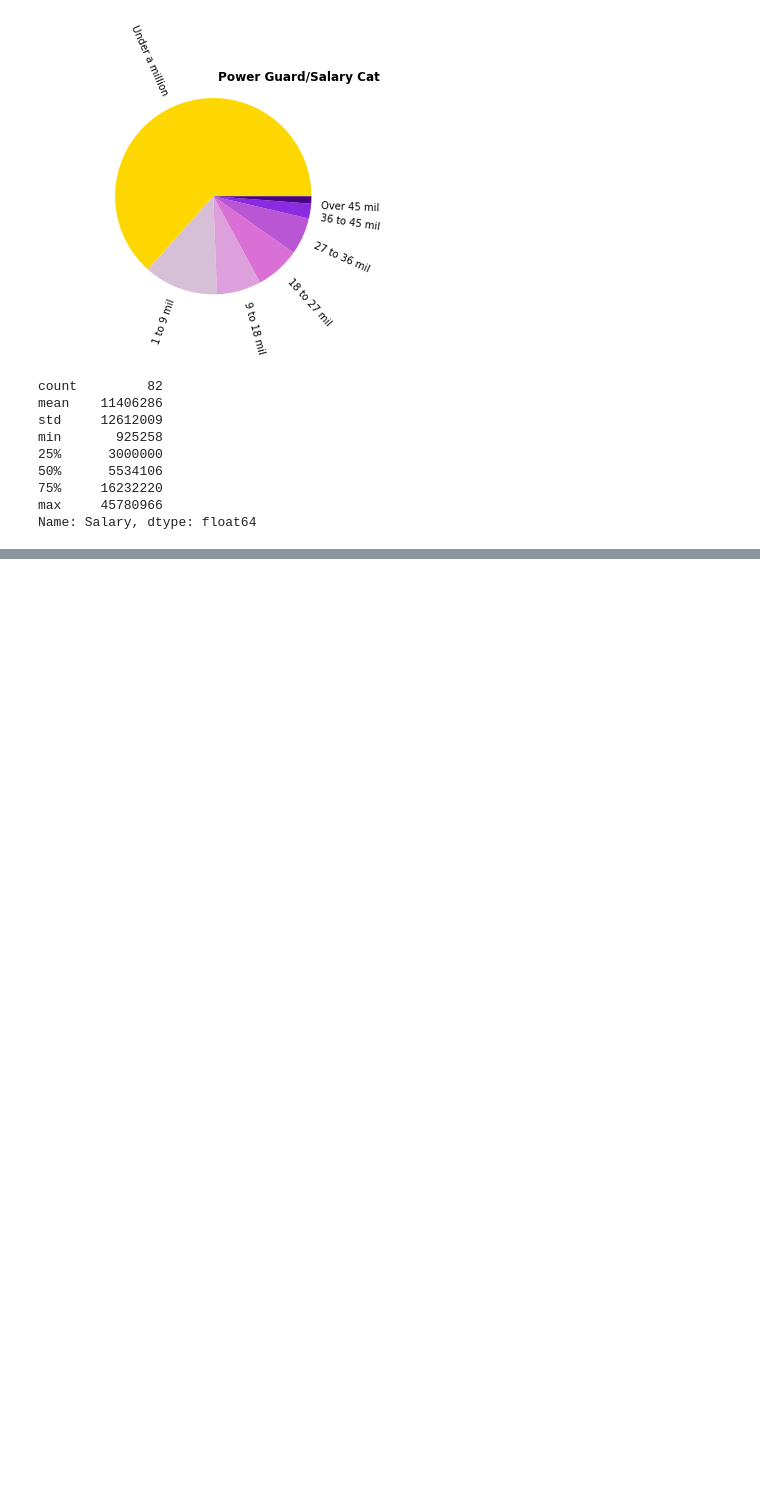
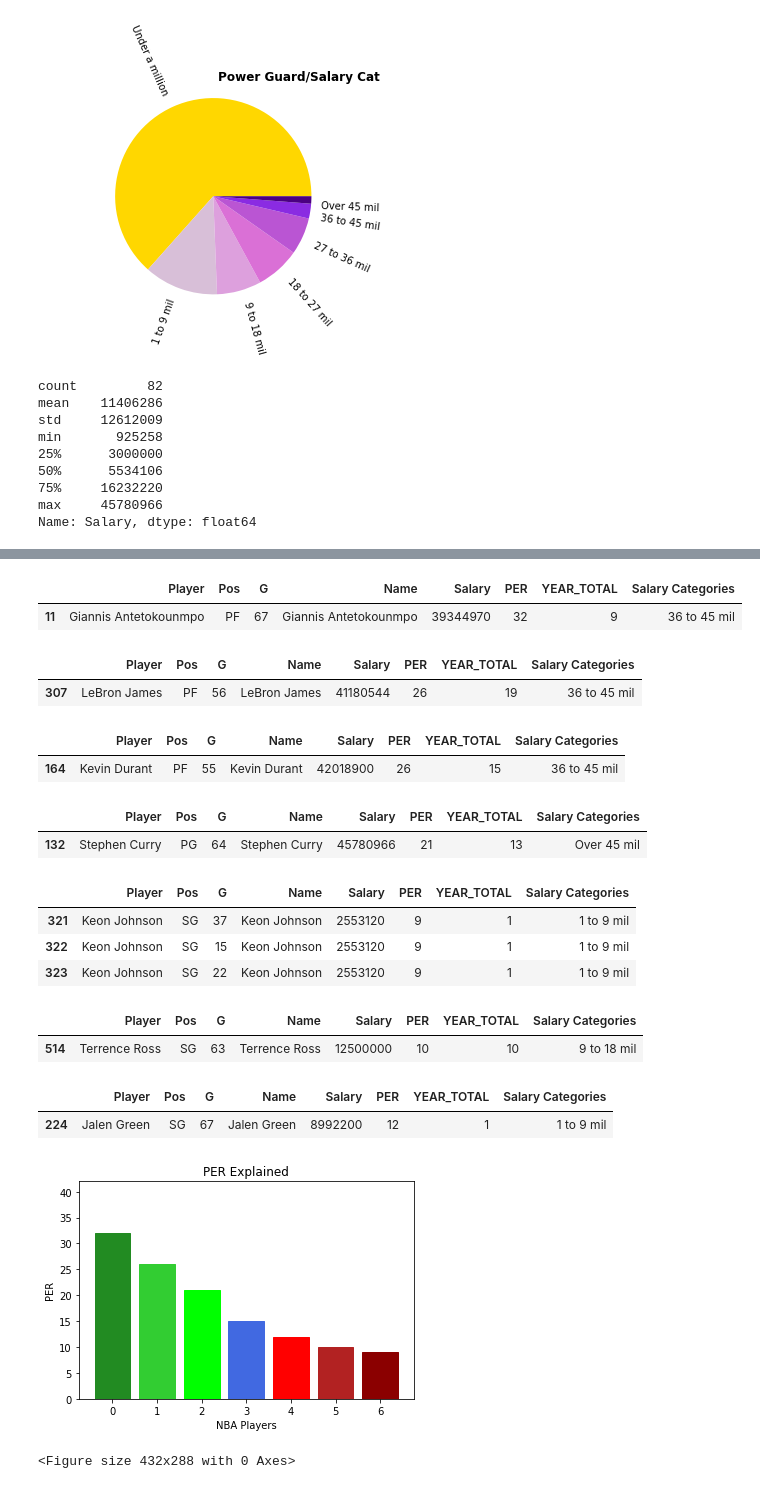
Before and after one commit to meeyoungPH/nba_superlatives, a Jupyter notebook: salaries/Salaries_Working.ipynb, the cells around one changed output, grey strips where cells are left out. Cells and saved outputs as stored; diff of their text form; code cells hidden in the pictures; blank space fills up the shorter version.

```diff
--- a/salaries/Salaries_Working.ipynb
+++ b/salaries/Salaries_Working.ipynb
@@ -388,0 +440,74 @@ ValueError: Cannot convert float NaN to integer
+# %%
+famousnames_df = pd.DataFrame(all_data.loc[all_data['Player']== "Giannis Antetokounmpo", :])
+famousnames_df
+# %% [output]
+|  | Player | Pos | G | Name | Salary | PER | YEAR_TOTAL | Salary Categories |
+| 11 | Giannis Antetokounmpo | PF | 67 | Giannis Antetokounmpo | 39344970 | 32 | 9 | 36 to 45 mil |
+# %%
+famousnames_df = pd.DataFrame(all_data.loc[all_data['Player']== "LeBron James", :])
+famousnames_df
+# %% [output]
+|  | Player | Pos | G | Name | Salary | PER | YEAR_TOTAL | Salary Categories |
+| 307 | LeBron James | PF | 56 | LeBron James | 41180544 | 26 | 19 | 36 to 45 mil |
+# %%
+famousnames_df = pd.DataFrame(all_data.loc[all_data['Player']== "Kevin Durant", :])
+famousnames_df
+# %% [output]
+|  | Player | Pos | G | Name | Salary | PER | YEAR_TOTAL | Salary Categories |
+| 164 | Kevin Durant | PF | 55 | Kevin Durant | 42018900 | 26 | 15 | 36 to 45 mil |
+# %%
+famousnames_df = pd.DataFrame(all_data.loc[all_data['Player']== "Stephen Curry", :])
+famousnames_df
+# %% [output]
+|  | Player | Pos | G | Name | Salary | PER | YEAR_TOTAL | Salary Categories |
+| 132 | Stephen Curry | PG | 64 | Stephen Curry | 45780966 | 21 | 13 | Over 45 mil |
+# %%
+famousnames_df = pd.DataFrame(all_data.loc[all_data['Player']== "Keon Johnson", :])
+famousnames_df
+# %% [output]
+|  | Player | Pos | G | Name | Salary | PER | YEAR_TOTAL | Salary Categories |
+| 321 | Keon Johnson | SG | 37 | Keon Johnson | 2553120 | 9 | 1 | 1 to 9 mil |
+| 322 | Keon Johnson | SG | 15 | Keon Johnson | 2553120 | 9 | 1 | 1 to 9 mil |
+| 323 | Keon Johnson | SG | 22 | Keon Johnson | 2553120 | 9 | 1 | 1 to 9 mil |
+# %%
+famousnames_df = pd.DataFrame(all_data.loc[all_data['Player']== "Terrence Ross", :])
+famousnames_df
+# %% [output]
+|  | Player | Pos | G | Name | Salary | PER | YEAR_TOTAL | Salary Categories |
+| 514 | Terrence Ross | SG | 63 | Terrence Ross | 12500000 | 10 | 10 | 9 to 18 mil |
+# %%
+famousnames_df = pd.DataFrame(all_data.loc[all_data['Player']== "Jalen Green", :])
+famousnames_df
+# %% [output]
+|  | Player | Pos | G | Name | Salary | PER | YEAR_TOTAL | Salary Categories |
+| 224 | Jalen Green | SG | 67 | Jalen Green | 8992200 | 12 | 1 | 1 to 9 mil |
+# %%
+#bar plot visualizing some famous NBA Players' PER scores against the average
+names = ["Giannis Antetokounmpo", "Kevin Durant", "Stephen Curry" "Average PER", "Jalen Green", "Terrence Ross", "Keon Johnson"]
+famous_PER = [32, 26, 21, 15, 12, 10, 9]
+x_axis = np.arange(len(famous_PER))
+
+bars = plt.bar(x_axis, famous_PER, color = "b", align = "center")
+tick_locations = ["names"]
+#plt.ticks(tick_locations, names)
+plt.xlim(-0.75, len(x_axis)-0.25)
+plt.ylim(0, max(famous_PER)+10)
+
+
+bars[0].set_color('forestgreen')
+bars[1].set_color('limegreen')
+bars[2].set_color('lime')
+bars[3].set_color('royalblue')
+bars[4].set_color('red')
+bars[5].set_color('firebrick')
+bars[6].set_color('darkred')
+
+plt.title("PER Explained")
+plt.xlabel("NBA Players")
+plt.ylabel("PER")
+
+plt.show()
+plt.savefig("PERexplained.png")
+# %% [output]
+[figure, added]
+<Figure size 432x288 with 0 Axes>
```
Also changed, not shown: parts of 21 cells of this notebook, 5 other files.
